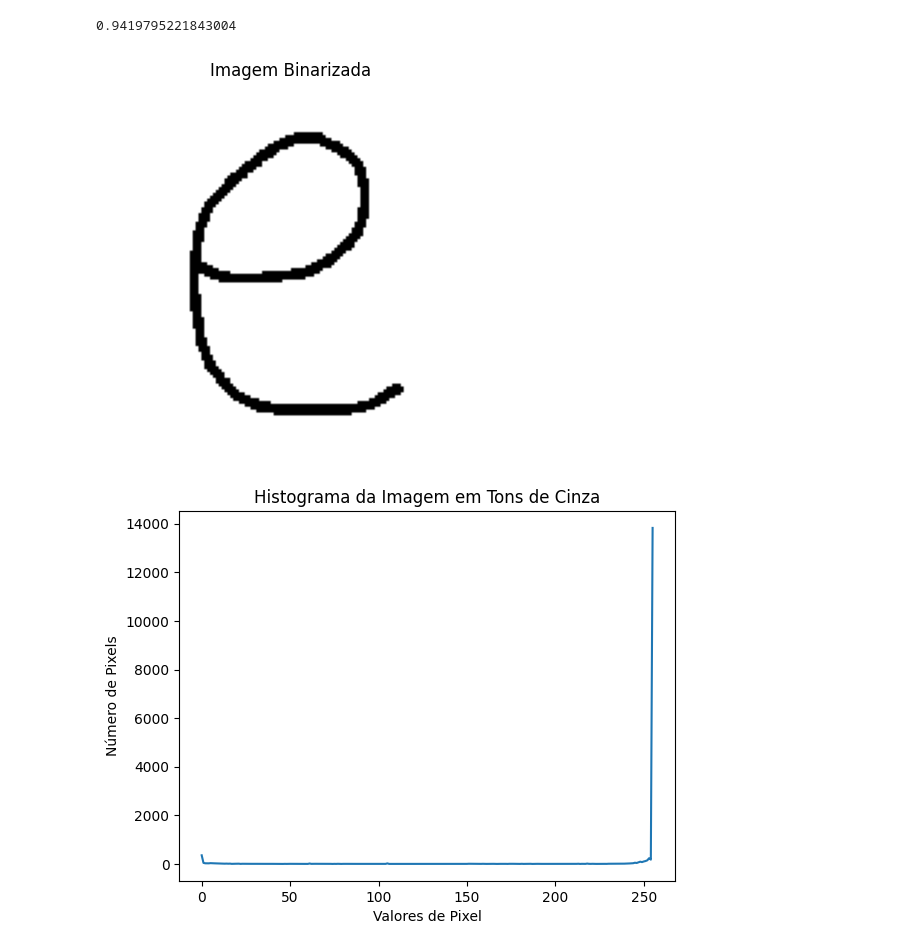
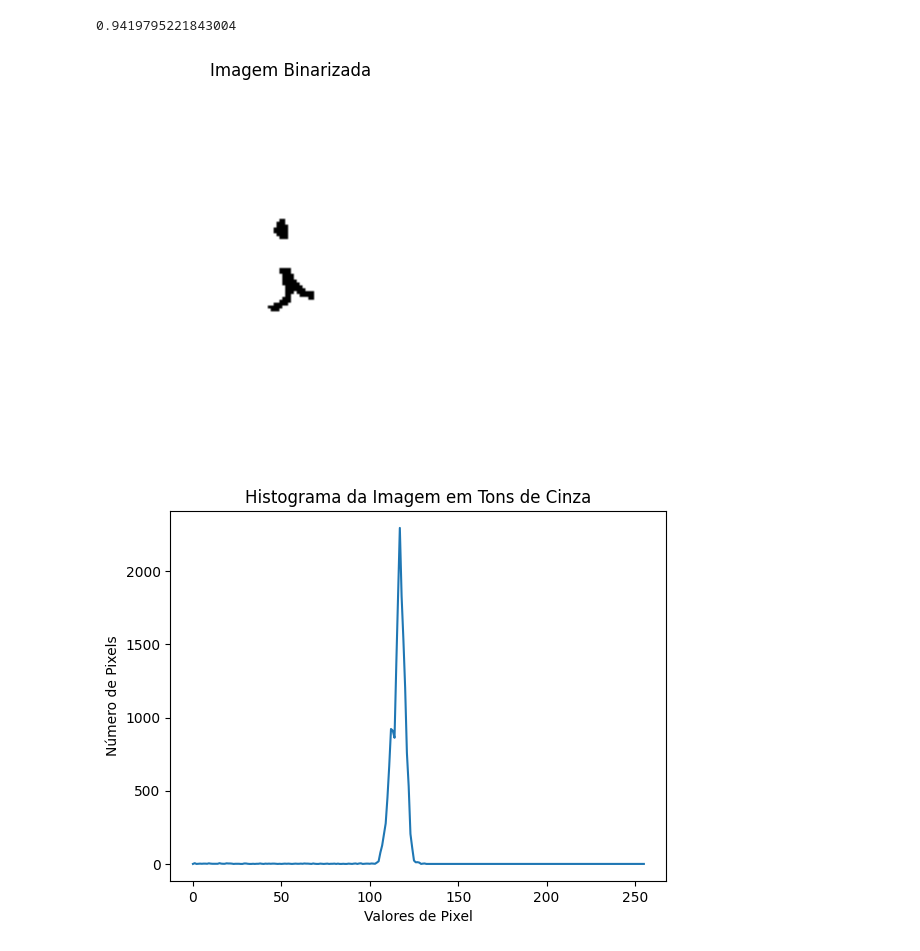
Before and after one commit to gfreitasrosa/APS-PI-6SEM, a Jupyter notebook: test.ipynb, the cells around one changed output. Drawn from its saved outputs; the diff is of its cells as text; code cells hidden in the pictures.

Commit message:
ajustes classificar_imagem

```diff
--- a/test.ipynb
+++ b/test.ipynb
@@ -309,7 +309,7 @@ def plotar_histograma_imagem(imagem):
     plt.ylabel('Número de Pixels')
     plt.show()
 
-    return limiar
+    return imagem_binarizada
 
 def redimensionar_imagem(caminho_da_imagem):
     # Carregar a imagem
@@ -325,10 +325,10 @@ def redimensionar_imagem(caminho_da_imagem):
 def preprocess_image(caminho_da_imagem):
 
     # Redimensionar imagem
-    redimensionar_imagem(caminho_da_imagem)
+    #redimensionar_imagem(caminho_da_imagem)
 
     # Ler a imagem
-    img = cv2.imread("img/nova_imagem_redimensionada.jpg")
+    img = cv2.imread(caminho_da_imagem)
 
     # Aplicar filtro bilateral
     img_filtered = cv2.bilateralFilter(img, 9, 75, 75)
@@ -384,7 +384,7 @@ def classificar_imagem(classificador, caminho_da_imagem):
     pretty_print_mnist_number(matriz_binaria)
     print(f'Resultado da analise da imagem utilizando o classificador {classificador}: {previsao}')
 # %%
-classificar_imagem(mlp_clf, "img/teste_false_9.jpeg")
+classificar_imagem(sgd_clf, "img/teste_true_5.jpeg")
 # %% [output]
-[figure, old version]
+[figure, new version]
-[figure, old version]
+[figure, new version]
```
Also changed, not shown: parts of 2 cells of this notebook, 2 other files.
